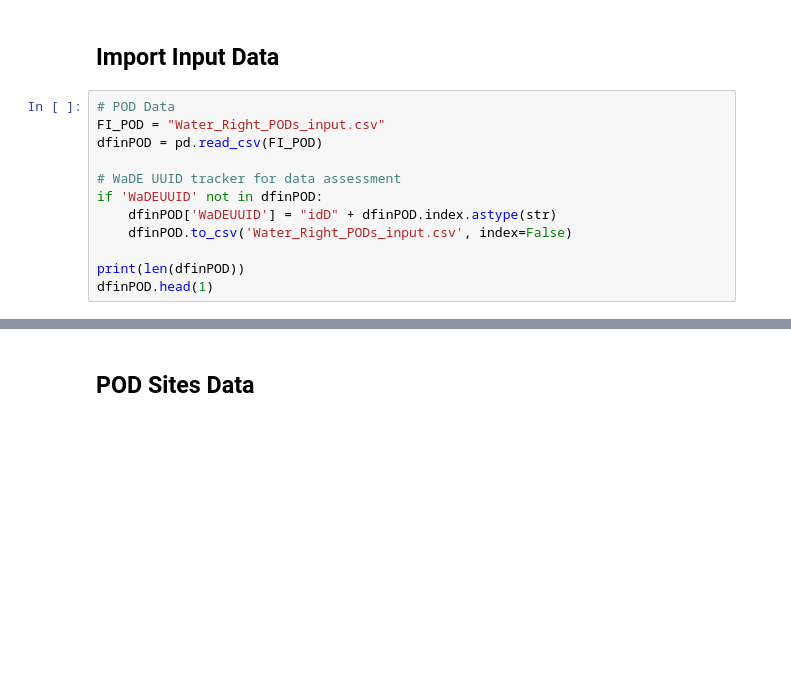
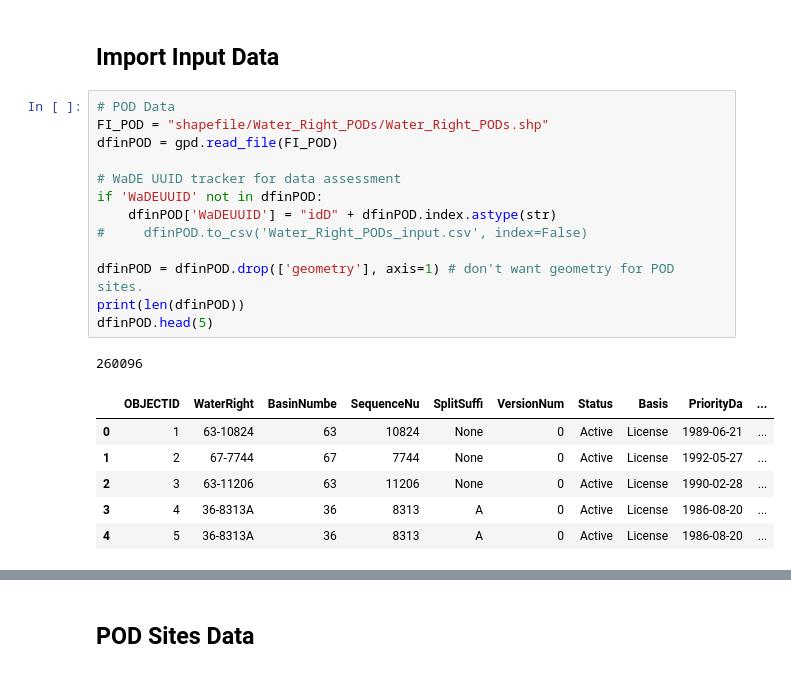
Before and after one commit to WSWCWaterDataExchange/MappingStatesDataToWaDE2.0, a Jupyter notebook: Idaho/WaterAllocation/0_PreProcessIdahoAllocationData.ipynb, the cells around one changed output, grey strips where cells are left out. Saved outputs shown, nothing was run; the diff lists cells and outputs as text; blank space fills up the shorter version.

```diff
--- a/Idaho/WaterAllocation/0_PreProcessIdahoAllocationData.ipynb
+++ b/Idaho/WaterAllocation/0_PreProcessIdahoAllocationData.ipynb
@@ -19,14 +30,23 @@ os.chdir(workingDir)
 ## Import Input Data
 # %%
 # POD Data
-FI_POD = "Water_Right_PODs_input.csv"
-dfinPOD = pd.read_csv(FI_POD)
+FI_POD = "shapefile/Water_Right_PODs/Water_Right_PODs.shp"
+dfinPOD = gpd.read_file(FI_POD)
 
 # WaDE UUID tracker for data assessment
 if 'WaDEUUID' not in dfinPOD:
     dfinPOD['WaDEUUID'] = "idD" + dfinPOD.index.astype(str)
-    dfinPOD.to_csv('Water_Right_PODs_input.csv', index=False)
+#     dfinPOD.to_csv('Water_Right_PODs_input.csv', index=False)
 
+dfinPOD = dfinPOD.drop(['geometry'], axis=1) # don't want geometry for POD sites.
 print(len(dfinPOD))
-dfinPOD.head(1)
+dfinPOD.head(5)
+# %% [output]
+260096
+|  | OBJECTID | WaterRight | BasinNumbe | SequenceNu | SplitSuffi | VersionNum | Status | Basis | PriorityDa | ... |
+| 0 | 1 | 63-10824 | 63 | 10824 | None | 0 | Active | License | 1989-06-21 | ... |
+| 1 | 2 | 67-7744 | 67 | 7744 | None | 0 | Active | License | 1992-05-27 | ... |
+| 2 | 3 | 63-11206 | 63 | 11206 | None | 0 | Active | License | 1990-02-28 | ... |
+| 3 | 4 | 36-8313A | 36 | 8313 | A | 0 | Active | License | 1986-08-20 | ... |
+| 4 | 5 | 36-8313A | 36 | 8313 | A | 0 | Active | License | 1986-08-20 | ... |
 # %%
```
Also changed, not shown: parts of 27 cells of this notebook, 8 other files.
